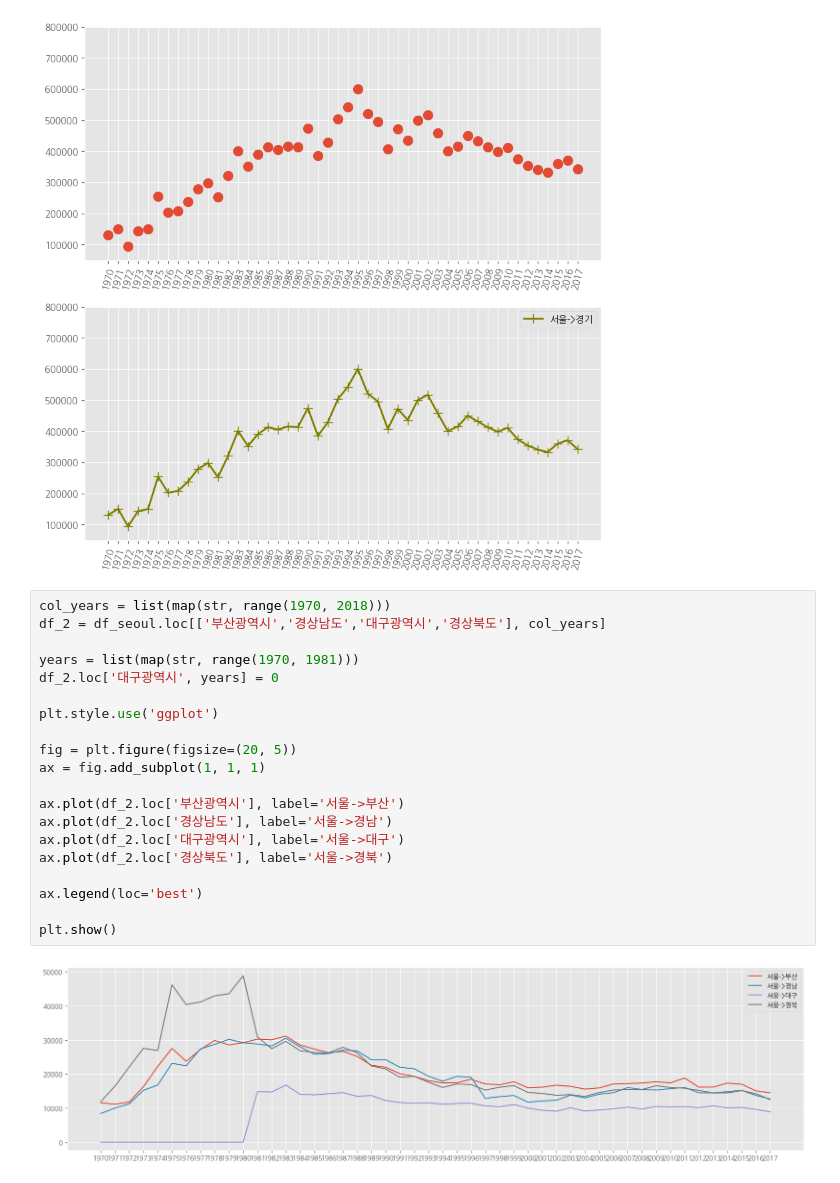
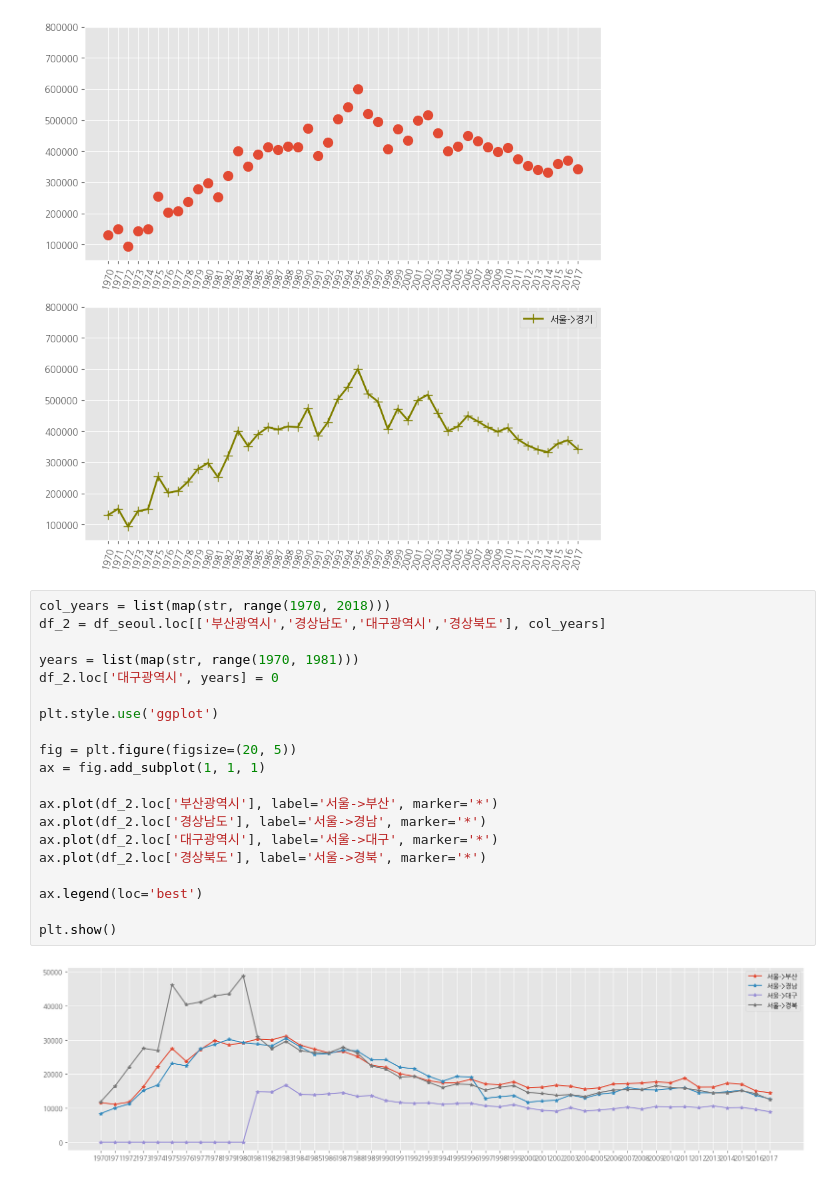
Before and after one commit to gikpreet/class-data_analysis, a Jupyter notebook: 05_Data_Visualization/code/module05.ipynb, the cells around one changed output. Saved outputs shown, nothing was run; the diff lists cells and outputs as text.

```diff
--- a/05_Data_Visualization/code/module05.ipynb
+++ b/05_Data_Visualization/code/module05.ipynb
@@ -109,22 +109,22 @@ plt.show()
 # %%
 col_years = list(map(str, range(1970, 2018)))
 df_2 = df_seoul.loc[['부산광역시','경상남도','대구광역시','경상북도'], col_years]
 
 years = list(map(str, range(1970, 1981)))
 df_2.loc['대구광역시', years] = 0
 
 plt.style.use('ggplot')
 
 fig = plt.figure(figsize=(20, 5))
 ax = fig.add_subplot(1, 1, 1)
 
-ax.plot(df_2.loc['부산광역시'], label='서울->부산')
-ax.plot(df_2.loc['경상남도'], label='서울->경남')
-ax.plot(df_2.loc['대구광역시'], label='서울->대구')
-ax.plot(df_2.loc['경상북도'], label='서울->경북')
+ax.plot(df_2.loc['부산광역시'], label='서울->부산', marker='*')
+ax.plot(df_2.loc['경상남도'], label='서울->경남', marker='*')
+ax.plot(df_2.loc['대구광역시'], label='서울->대구', marker='*')
+ax.plot(df_2.loc['경상북도'], label='서울->경북', marker='*')
 
 ax.legend(loc='best')
 
 plt.show()
 # %% [output]
-[figure, old version]
+[figure, new version]
```
Also changed, not shown: parts of 16 cells of this notebook, 11 other files.
